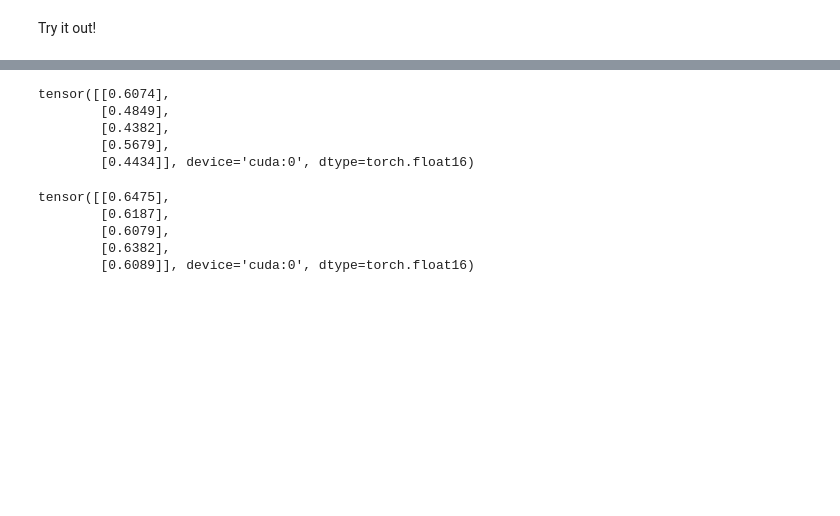
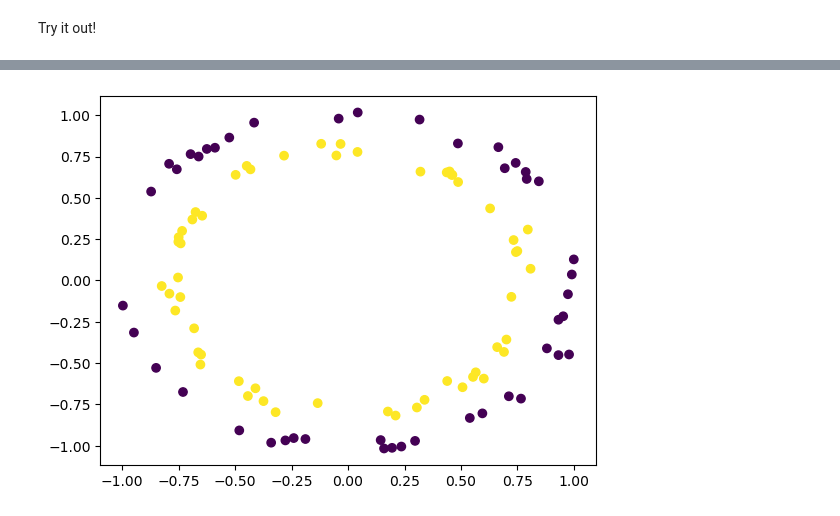
Before and after one commit to nghianinhnb/pytorch-course, a Jupyter notebook: torch_02/nn_classification.ipynb, the cells around one changed output, grey strips where cells are left out. Drawn from its saved outputs; the diff is of its cells as text; code cells hidden in the pictures; blank space fills up the shorter version.

```diff
--- a/torch_02/nn_classification.ipynb
+++ b/torch_02/nn_classification.ipynb
@@ -119,4 +121,4 @@ class CircleModel_1(nn.Module):
 # %%
-model_0 = CircleModel_1().to(device)
+model_0 = CircleModelV1().to(device)
 model_0.state_dict()
 # %% [output]
@@ -142,3 +150,34 @@ def accuracy_fn(y, y_pred):
     return (correct / len(y_pred)) * 100
 # %% [markdown]
 Try it out!
+# %%
+epochs = 1000
+
+X_train, y_train = X_train.to(device), y_train.to(device)
+X_val, y_val = X_val.to(device), y_val.to(device)
+
+for epoch in range(epochs):
+    model_0.train()
+
+    y_logits = model_0(X_train).squeeze()
+
+    loss = loss_fn(y_logits, y_train)
+    acc = accuracy_fn(y_train, y_logits)
+
+    optimizer.zero_grad()
+
+    loss.backward()
+
+    optimizer.step()
+
+    if epoch % 10 == 0:
+        model_0.eval()
+        with torch.inference_mode():
+            test_logits = model_0(X_val).squeeze()
+            test_pred = torch.round(torch.sigmoid(test_logits))
+
+            test_loss = loss_fn(test_logits, y_val)
+
+            test_acc = accuracy_fn(y_val, test_pred)
+
+            print(f"epoch: {epoch} | test_loss: {test_loss} | test_acc: {test_acc}")
@@ -145,19 +202,12 @@ Try it out!
 # %%
 model_0.eval()
 with torch.inference_mode():
-    y_logits = model_0(X_test.to(device))[:5]
-y_logits
+    test_pred = torch.round(torch.sigmoid(model_0(X_test.to(device)).squeeze()))
+
+    plt.scatter(
+        x=X_test[:, 0],
+        y=X_test[:, 1],
+        c=test_pred.cpu().numpy(),
+    )
 # %% [output]
-tensor([[0.6074],
-        [0.4849],
-        [0.4382],
-        [0.5679],
-        [0.4434]], device='cuda:0', dtype=torch.float16)
+[figure, added]
-# %%
-torch.sigmoid(y_logits)
-# %% [output]
-tensor([[0.6475],
-        [0.6187],
-        [0.6079],
-        [0.6382],
-        [0.6089]], device='cuda:0', dtype=torch.float16)
```
Also changed, not shown: parts of 11 cells of this notebook.
